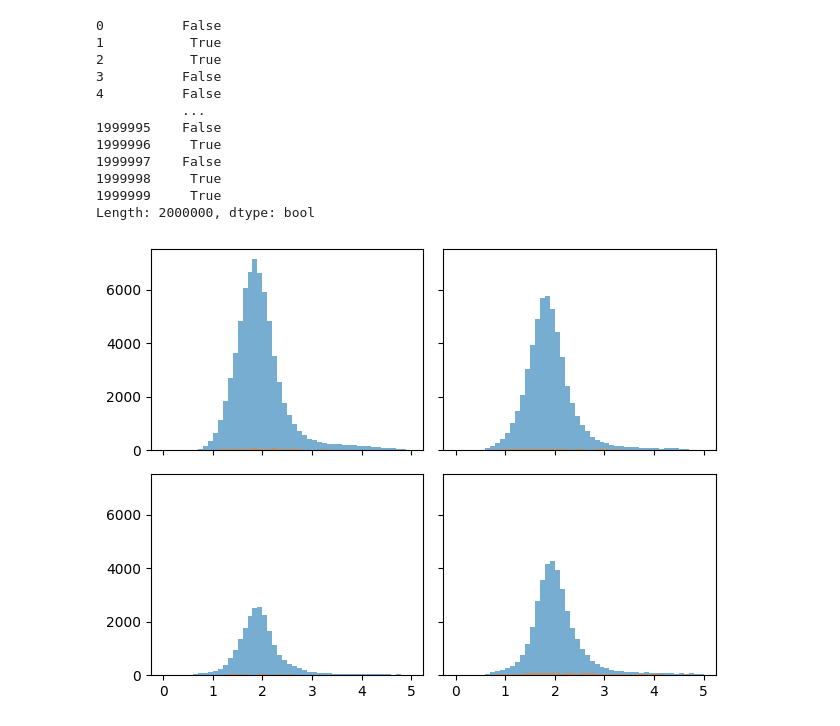
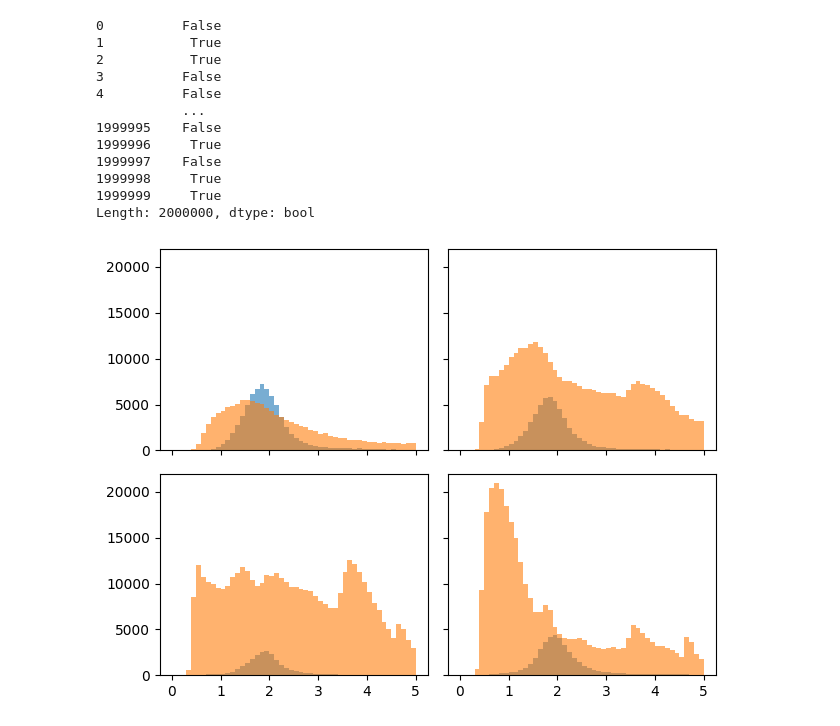
Before and after one commit to aditya-marathe/msci-project, a Jupyter notebook: src/notebooks/initial_analysis.ipynb, the cells around one changed output. Saved outputs shown, nothing was run; the diff lists cells and outputs as text; code cells hidden in the pictures.

Commit message:
Small update
- Started using deep learning
- Some more plotting/analysis

```diff
--- a/src/notebooks/initial_analysis.ipynb
+++ b/src/notebooks/initial_analysis.ipynb
@@ -216,7 +194,24 @@ Out of all the columns, we can see that `'recow'` (reconstructed hadronic invari
 
 For now, the NaN values will be replaced with 0.
 # %%
-df['recow'] = df['recow'].fillna(value=0)
+# df['recow'] = df['recow'].fillna(value=0)
+# This was not a good idea...
+# %%
+def cal_max_score_col(data: pd.DataFrame) -> pd.Series:
+    """\
+    ...
+    """
+    temp_df = pd.DataFrame(
+        {
+            'Cosmic': data['rec.sel.cvnloosepreselptp.cosmicid'],
+            'NC'    : data['rec.sel.cvnloosepreselptp.ncid'],
+            'NuE'   : data['rec.sel.cvnloosepreselptp.nueid'],
+            'NuMu'  : data['rec.sel.cvnloosepreselptp.numuid']
+        }
+    )
+    return temp_df.idxmax(axis=1)
+# %%
+df['cvnloose.result'] = cal_max_score_col(df)
 # %%
 EVENT_INFO_STR = """\
 == Event Info =============================================
@@ -1305,36 +1310,36 @@ axs = axs.flatten()
 bins_conf = np.linspace(0, 5, 50 + 1)
 
 had_e_cuts = [
     (had_e_func <= q1),
     (had_e_func > q1) & (had_e_func <= q2),
     (had_e_func > q2) & (had_e_func <= q3),
     (had_e_func > q3)
 ]
 
 had_e_cuts.reverse()
 
 for i, had_e_cut in enumerate(had_e_cuts):
     axs[i].hist(
-        df['rec.energy.numu.E'][df['isNuMuCC'] & df['numufull']][had_e_cut],
+        df['rec.energy.numu.E'][df['numufull']][had_e_cut],
         bins=bins_conf, alpha=0.6
     )
 
-    _i = (~df['numucosrej']) & df['numuQuality'] & df['numuBasicQuality']
+    _i =
 
     axs[i].hist(
-        df['rec.energy.numu.E'][~df['isNuMuCC'] & df['numufull']][had_e_cut],
+        df['rec.energy.numu.E'][_i][had_e_cut],
         bins=bins_conf, alpha=0.6
     )
 
 ax.tick_params(axis='both', direction='in', top=True, right=True, size=7)
 ax.tick_params(axis='both', which='minor', direction='in', right=True, size=3.5)
 
 ax.set_xlim(0, 5)
 
 ax.set_title('')
 
 plt.tight_layout();
 # %% [output]
-[figure, old version]
+[figure, new version]
 # %%
 my_data.close()
```
Also changed, not shown: parts of 10 cells of this notebook, 10 other files.
